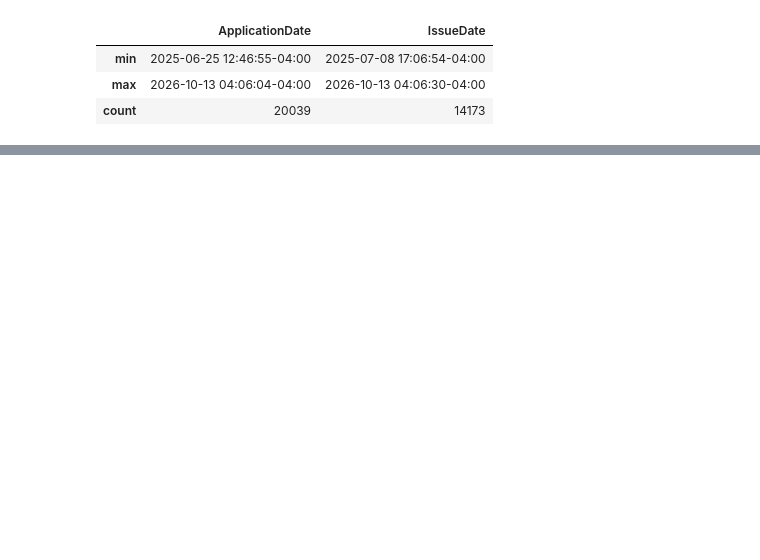
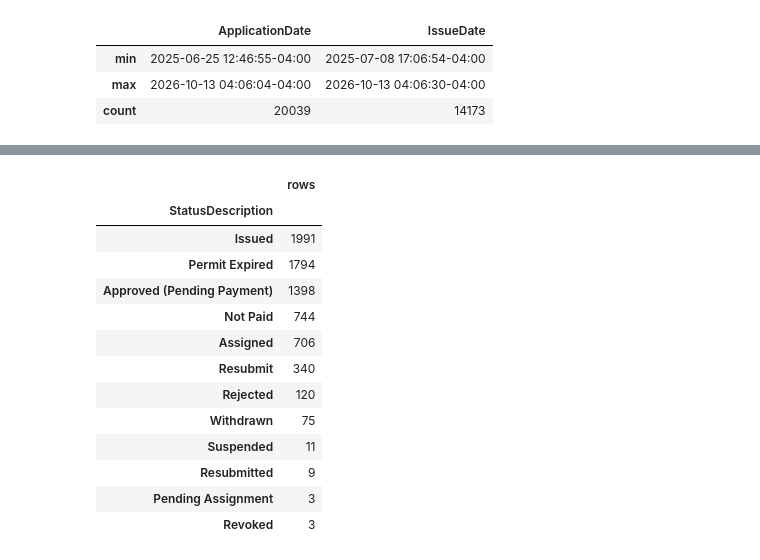
Before and after one commit to taj771/cs12-ddot-assessment, a Jupyter notebook: python_test/enrichment/step1_explore_layer24.ipynb, the cells around one changed output, grey strips where cells are left out. Cells and saved outputs as stored; diff of their text form; code cells hidden in the pictures; blank space fills up the shorter version.

```diff
--- a/python_test/enrichment/step1_explore_layer24.ipynb
+++ b/python_test/enrichment/step1_explore_layer24.ipynb
@@ -80,0 +87,14 @@ permits[["ApplicationDate", "IssueDate"]].agg(["min", "max", "count"])
+# %%
+start = pd.Timestamp("2026-01-01", tz="America/New_York")
+
+applied_2026 = permits["ApplicationDate"] >= start
+issued_2026 = permits["IssueDate"] >= start
+not_issued = permits["IssueDate"].isna()
+
+groups = pd.Series("applied and issued before 2026", index=permits.index)
+groups[applied_2026 & issued_2026] = "applied 2026, issued 2026"
+groups[applied_2026 & not_issued] = "applied 2026, not issued yet"
+groups[~applied_2026 & issued_2026] = "applied 2025, issued 2026"
+groups[~applied_2026 & not_issued] = "applied 2025, not issued yet"
+
+groups.value_counts().to_frame("rows")
@@ -80,0 +108,4 @@ permits[["ApplicationDate", "IssueDate"]].agg(["min", "max", "count"])
+# %%
+# The same split for the two permit types in the brief
+two_types = permits["EventTypeDescription"].isin(["Construction Staging Area", "Mobile Crane Work Zone"])
+groups[two_types].value_counts().to_frame("rows")
@@ -80,0 +178,18 @@ permits[["ApplicationDate", "IssueDate"]].agg(["min", "max", "count"])
+# %%
+# Status of the 2026 rows for the two permit types
+permits.loc[two_types & (applied_2026 | issued_2026), "StatusDescription"].value_counts().to_frame("rows")
+# %% [output]
+|  | rows |
+| StatusDescription |  |
+| Issued | 1991 |
+| Permit Expired | 1794 |
+| Approved (Pending Payment) | 1398 |
+| Not Paid | 744 |
+| Assigned | 706 |
+| Resubmit | 340 |
+| Rejected | 120 |
+| Withdrawn | 75 |
+| Suspended | 11 |
+| Resubmitted | 9 |
+| Pending Assignment | 3 |
+| Revoked | 3 |
```
Also changed, not shown: parts of 8 cells of this notebook.
